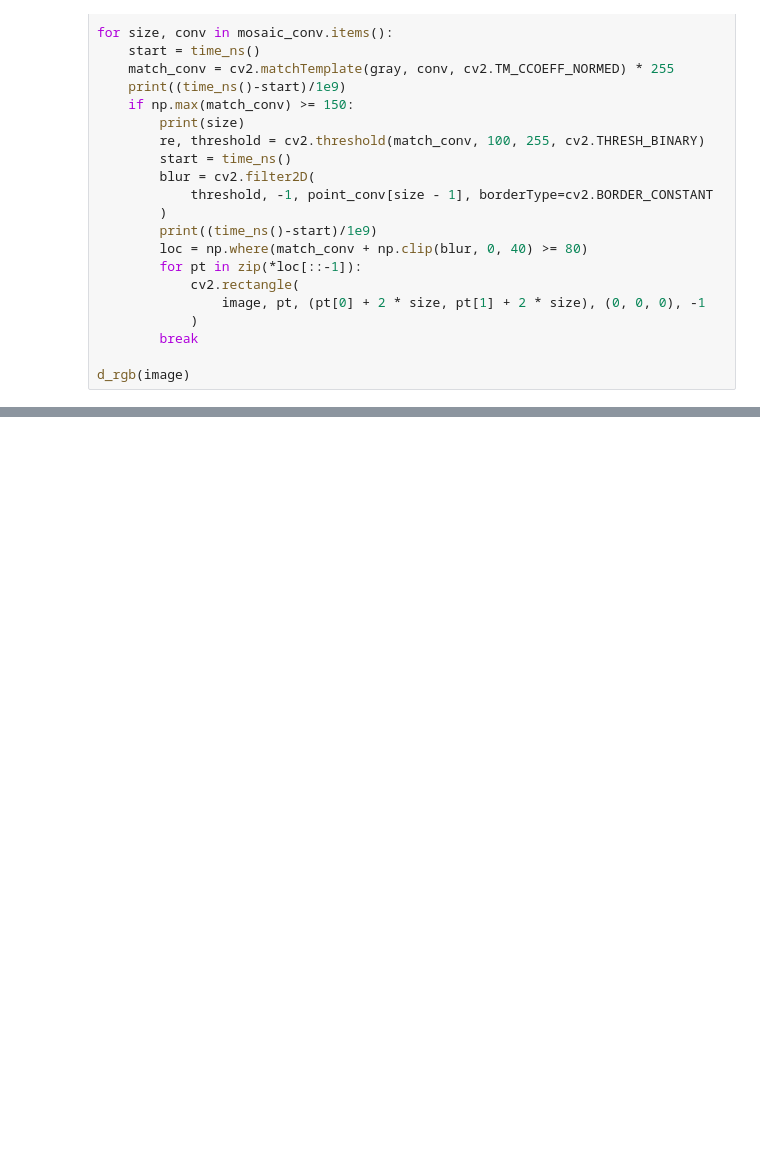
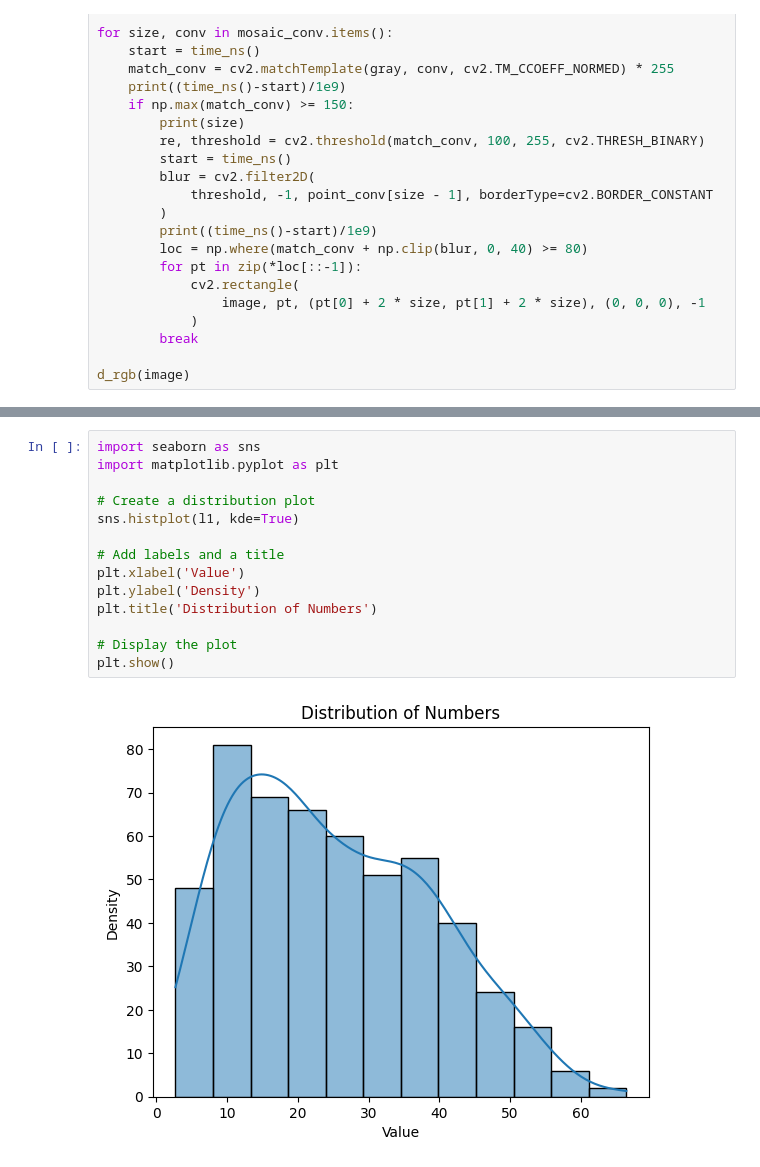
Before and after one commit to kato-megumi/misc-random-script, a Jupyter notebook: mosiac.ipynb, the cells around one changed output, grey strips where cells are left out. Drawn from its saved outputs; the diff is of its cells as text; blank space fills up the shorter version.

```diff
--- a/mosiac.ipynb
+++ b/mosiac.ipynb
@@ -63,0 +157,16 @@ d_rgb(image)
+# %%
+import seaborn as sns
+import matplotlib.pyplot as plt
+
+# Create a distribution plot
+sns.histplot(l1, kde=True)
+
+# Add labels and a title
+plt.xlabel('Value')
+plt.ylabel('Density')
+plt.title('Distribution of Numbers')
+
+# Display the plot
+plt.show()
+# %% [output]
+[figure, added]
```
Also changed, not shown: parts of 2 cells of this notebook, 6 other files.
